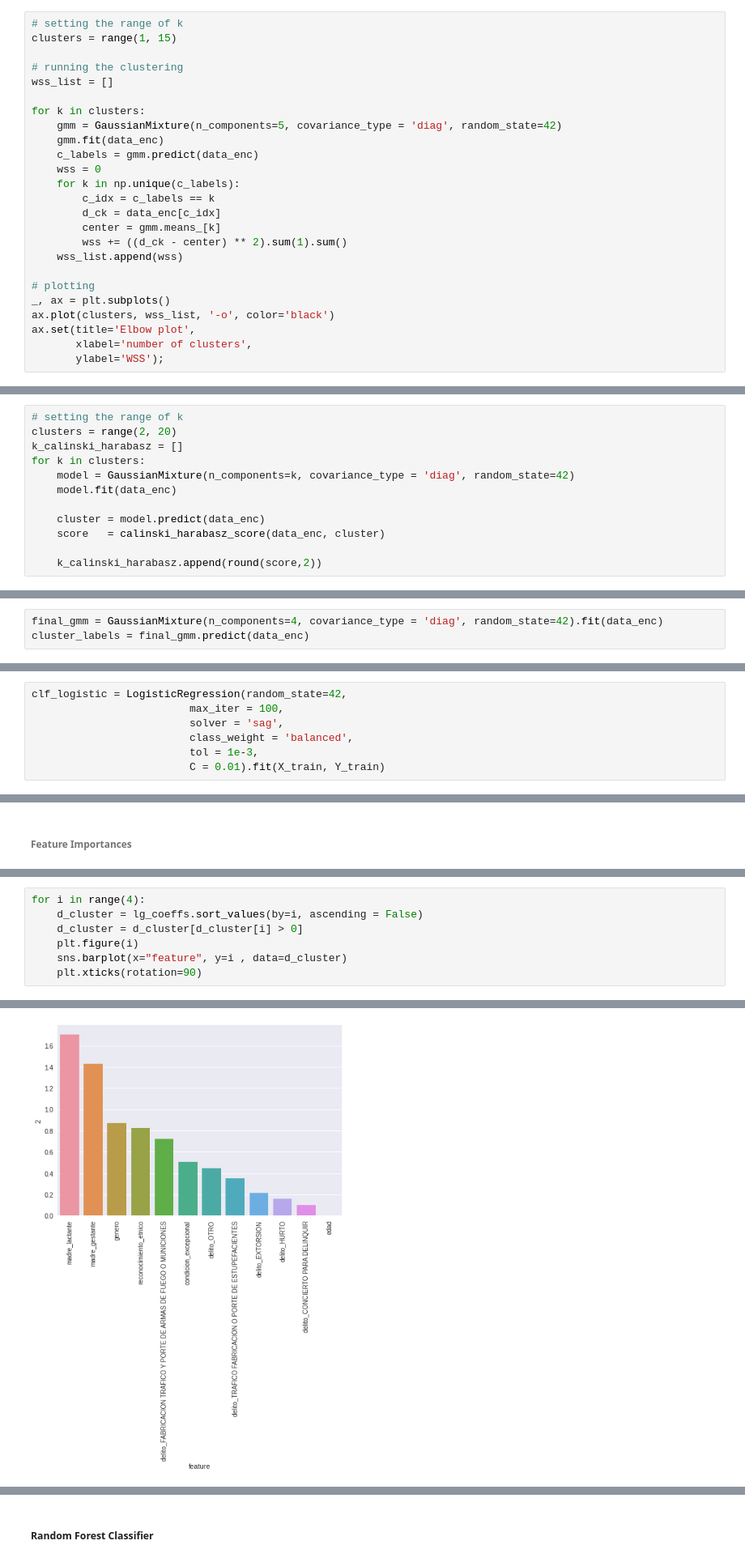
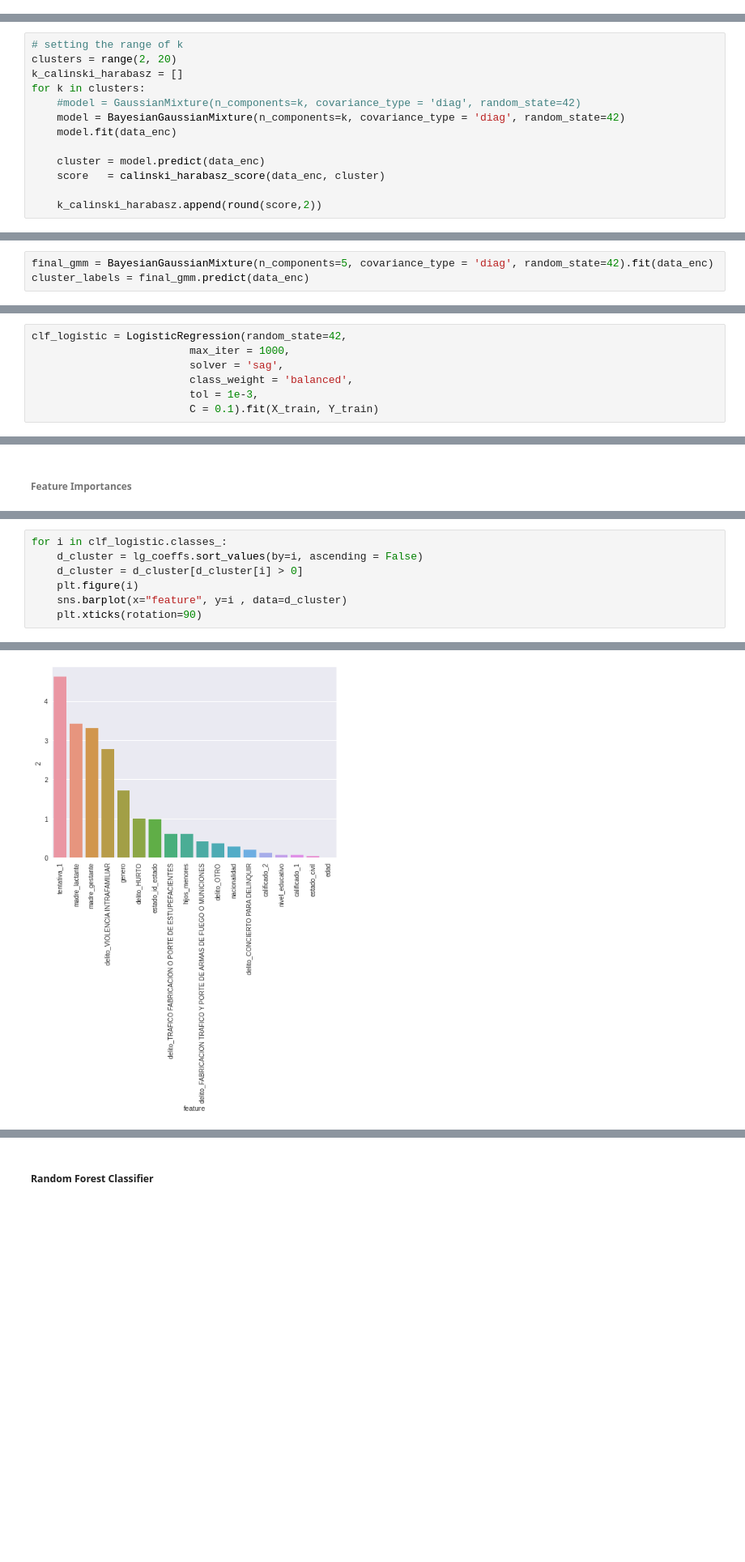
Before and after one commit to dehoyosb/MinJusticia_team77_DS4A_Project, a Jupyter notebook: app/unsupervised_learning_daniel.ipynb, the cells around one changed output, grey strips where cells are left out. Shown at 81% size. Saved outputs shown, nothing was run; the diff lists cells and outputs as text; blank space fills up the shorter version.

Commit message:
testing bayesian gaussian mixture, with 5 clusters and analysing feature importances

```diff
--- a/app/unsupervised_learning_daniel.ipynb
+++ b/app/unsupervised_learning_daniel.ipynb
@@ -791,25 +796,0 @@ wss_list.append(model.means_.mean())
-# %%
-# setting the range of k
-clusters = range(1, 15)
-
-# running the clustering
-wss_list = []
-
-for k in clusters:
-    gmm = GaussianMixture(n_components=5, covariance_type = 'diag', random_state=42)
-    gmm.fit(data_enc)
-    c_labels = gmm.predict(data_enc)
-    wss = 0
-    for k in np.unique(c_labels):
-        c_idx = c_labels == k
-        d_ck = data_enc[c_idx]
-        center = gmm.means_[k]
-        wss += ((d_ck - center) ** 2).sum(1).sum()
-    wss_list.append(wss)
-
-# plotting
-_, ax = plt.subplots()
-ax.plot(clusters, wss_list, '-o', color='black')
-ax.set(title='Elbow plot',
-       xlabel='number of clusters',
-       ylabel='WSS');
@@ -855,7 +852,8 @@ ax.set(title='Determining the optimal number of clusters',
 clusters = range(2, 20)
 k_calinski_harabasz = []
 for k in clusters:
-    model = GaussianMixture(n_components=k, covariance_type = 'diag', random_state=42)
+    #model = GaussianMixture(n_components=k, covariance_type = 'diag', random_state=42)
+    model = BayesianGaussianMixture(n_components=k, covariance_type = 'diag', random_state=42)
     model.fit(data_enc)
 
     cluster = model.predict(data_enc)
@@ -874,7 +881,7 @@ ax.set(title='Calinski Harabaz Score over k clusters',
 # %% [markdown]
 #### Training GMM optimal Number of Clusters
 # %%
-final_gmm = GaussianMixture(n_components=4, covariance_type = 'diag', random_state=42).fit(data_enc)
+final_gmm = BayesianGaussianMixture(n_components=5, covariance_type = 'diag', random_state=42).fit(data_enc)
 cluster_labels = final_gmm.predict(data_enc)
 # %% [markdown]
 #### Supervised Model to check feature importances
@@ -903,11 +911,11 @@ pd.DataFrame(cluster_labels, columns = ['Label'])['Label'].value_counts().to_fra
 ##### Logistic Regression
 # %%
 clf_logistic = LogisticRegression(random_state=42,
-                         max_iter = 100,
+                         max_iter = 1000,
                          solver = 'sag',
                          class_weight = 'balanced',
                          tol = 1e-3,
-                         C = 0.01).fit(X_train, Y_train)
+                         C = 0.1).fit(X_train, Y_train)
 # %% [markdown]
 ###### Evaluating training results
 # %%
@@ -985,5 +995,5 @@ lg_coeffs
 # %%
-for i in range(4):
+for i in clf_logistic.classes_:
     d_cluster = lg_coeffs.sort_values(by=i, ascending = False)
     d_cluster = d_cluster[d_cluster[i] > 0]
     plt.figure(i)
@@ -995 +1005 @@ for i in range(4):
-[figure, old version]
+[figure, new version]
```
Also changed, not shown: parts of 22 cells of this notebook.
